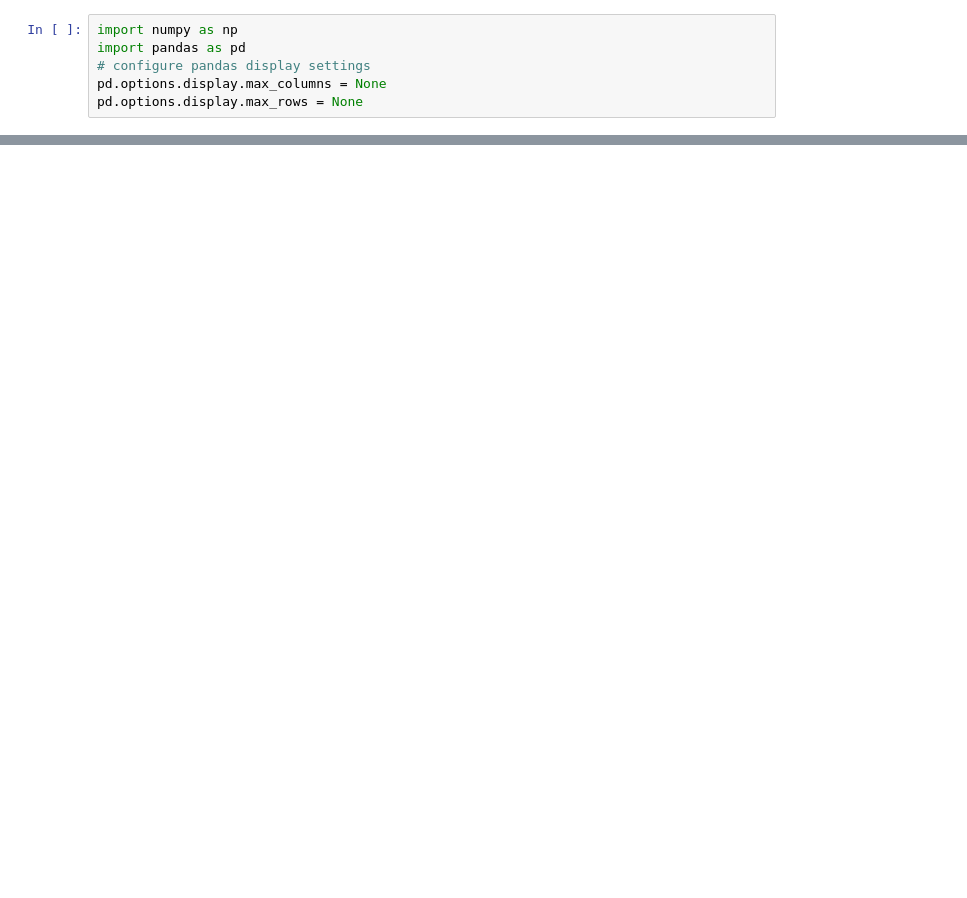
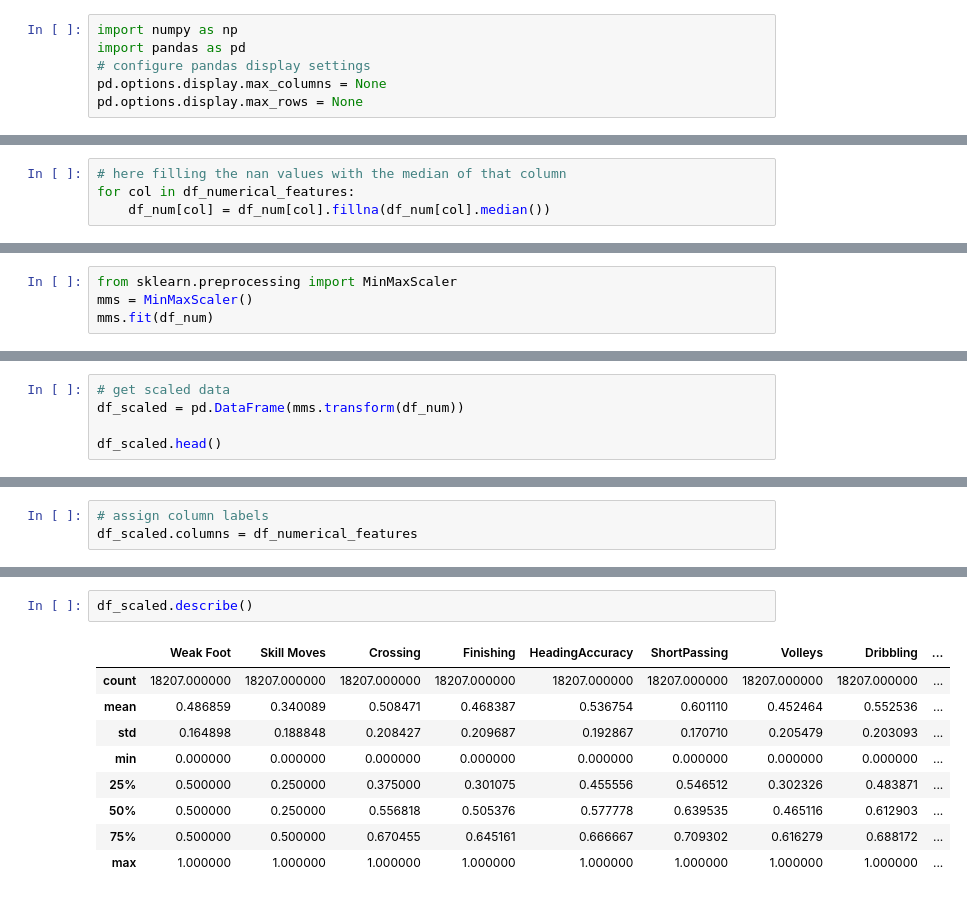
Before and after one commit to mahfuz978/TECH-I.S.---Unsupervised-Learning, a Jupyter notebook: PCA/Mahfuzur_principal_component_analysis.ipynb, the cells around one changed output, grey strips where cells are left out. Saved outputs shown, nothing was run; the diff lists cells and outputs as text; blank space fills up the shorter version.

```diff
--- a/PCA/Mahfuzur_principal_component_analysis.ipynb
+++ b/PCA/Mahfuzur_principal_component_analysis.ipynb
@@ -23,0 +167,4 @@ df.iloc[:, 1:]
+# %%
+# here filling the nan values with the median of that column
+for col in df_numerical_features:
+    df_num[col] = df_num[col].fillna(df_num[col].median())
@@ -23,0 +192,4 @@ df.iloc[:, 1:]
+# %%
+from sklearn.preprocessing import MinMaxScaler
+mms = MinMaxScaler()
+mms.fit(df_num)
@@ -23,0 +198,5 @@ df.iloc[:, 1:]
+# %%
+# get scaled data
+df_scaled = pd.DataFrame(mms.transform(df_num))
+
+df_scaled.head()
@@ -23,0 +210,3 @@ df.iloc[:, 1:]
+# %%
+# assign column labels
+df_scaled.columns = df_numerical_features
@@ -23,0 +222,12 @@ df.iloc[:, 1:]
+# %%
+df_scaled.describe()
+# %% [output]
+|  | Weak Foot | Skill Moves | Crossing | Finishing | HeadingAccuracy | ShortPassing | Volleys | Dribbling | ... |
+| count | 18207.000000 | 18207.000000 | 18207.000000 | 18207.000000 | 18207.000000 | 18207.000000 | 18207.000000 | 18207.000000 | ... |
+| mean | 0.486859 | 0.340089 | 0.508471 | 0.468387 | 0.536754 | 0.601110 | 0.452464 | 0.552536 | ... |
+| std | 0.164898 | 0.188848 | 0.208427 | 0.209687 | 0.192867 | 0.170710 | 0.205479 | 0.203093 | ... |
+| min | 0.000000 | 0.000000 | 0.000000 | 0.000000 | 0.000000 | 0.000000 | 0.000000 | 0.000000 | ... |
+| 25% | 0.500000 | 0.250000 | 0.375000 | 0.301075 | 0.455556 | 0.546512 | 0.302326 | 0.483871 | ... |
+| 50% | 0.500000 | 0.250000 | 0.556818 | 0.505376 | 0.577778 | 0.639535 | 0.465116 | 0.612903 | ... |
+| 75% | 0.500000 | 0.500000 | 0.670455 | 0.645161 | 0.666667 | 0.709302 | 0.616279 | 0.688172 | ... |
+| max | 1.000000 | 1.000000 | 1.000000 | 1.000000 | 1.000000 | 1.000000 | 1.000000 | 1.000000 | ... |
```
Also changed, not shown: parts of 41 cells of this notebook, 3 other files.
